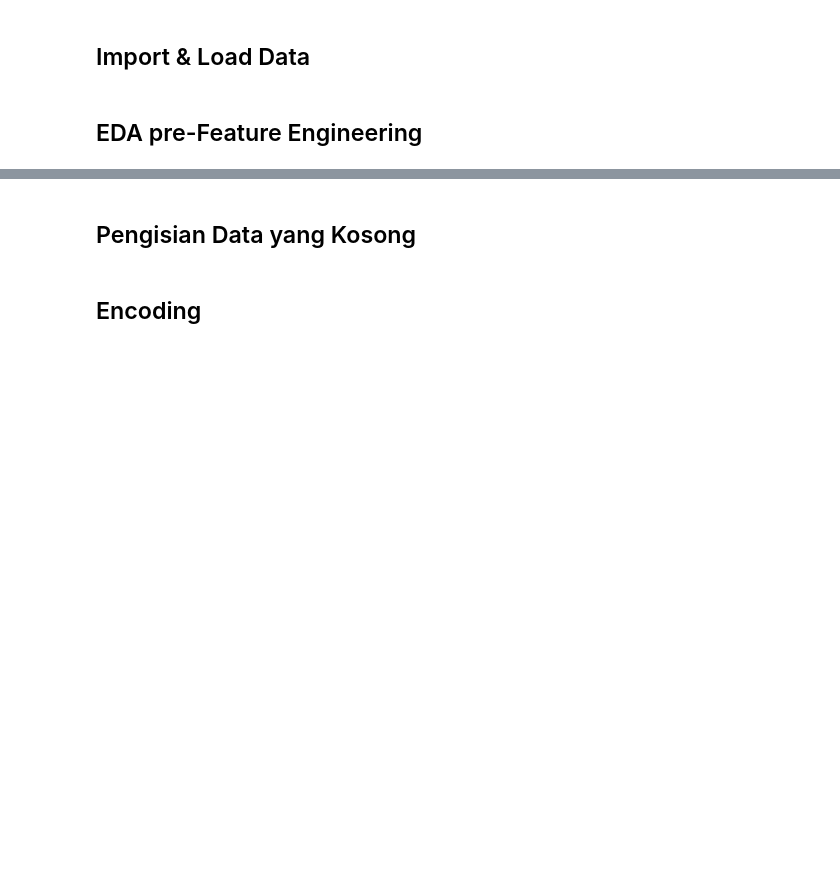
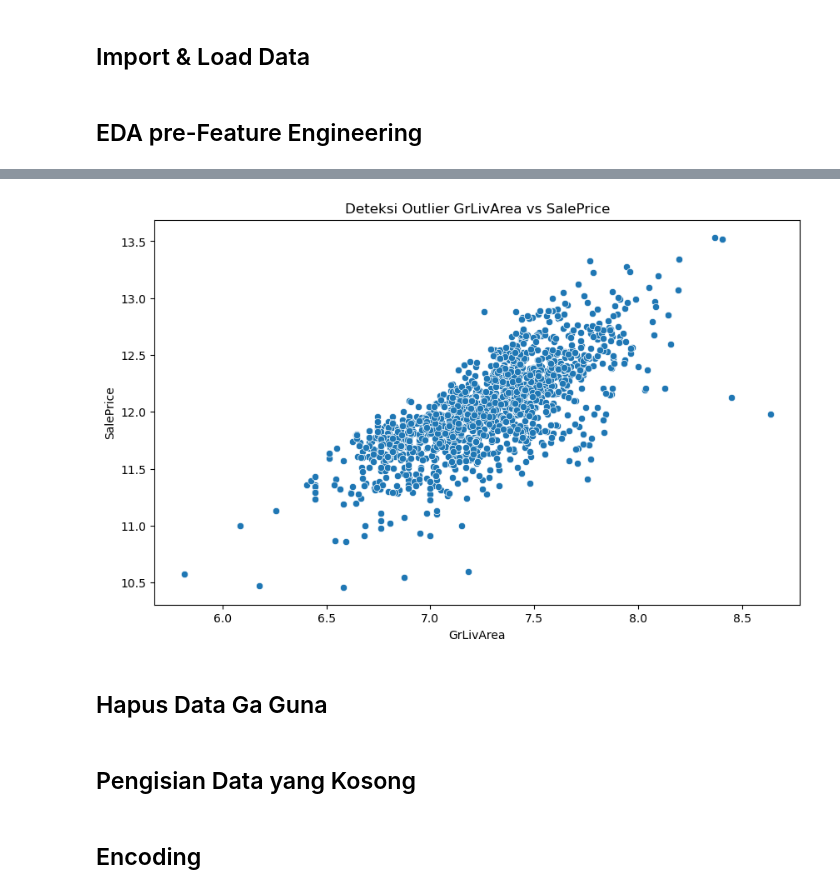
Before and after one commit to dzakihamala/housing, a Jupyter notebook: housing.ipynb, the cells around one changed output, grey strips where cells are left out. Saved outputs shown, nothing was run; the diff lists cells and outputs as text; code cells hidden in the pictures; blank space fills up the shorter version.

```diff
--- a/housing.ipynb
+++ b/housing.ipynb
@@ -5,10 +5,12 @@ import pandas as pd
 import seaborn as sns
 import matplotlib.pyplot as plt
 import numpy as np
-from sklearn.impute import KNNImputer
 import warnings
 warnings.filterwarnings('ignore')
-df = pd.read_csv("/kaggle/input/house-prizing/train.csv")
+from scipy.stats import skew
+
+df = pd.read_csv("train.csv")
+dft = pd.read_csv("test.csv")
 # %% [markdown]
 ## EDA pre-Feature Engineering
 # %%
@@ -47 +36,13 @@ df[df['LotFrontage'] >= 300]
+# %%
+#Visualisasi Outlier (GrLivArea vs SalePrice)
+plt.figure(figsize=(10, 6))
+sns.scatterplot(x=df['GrLivArea'], y=df['SalePrice'])
+plt.xlabel('GrLivArea')
+plt.ylabel('SalePrice')
+plt.title('Deteksi Outlier GrLivArea vs SalePrice')
+plt.show()
+# %% [output]
+[figure, added]
+# %% [markdown]
+## Hapus Data Ga Guna
 # %%
```
Also changed, not shown: parts of 13 cells of this notebook.
